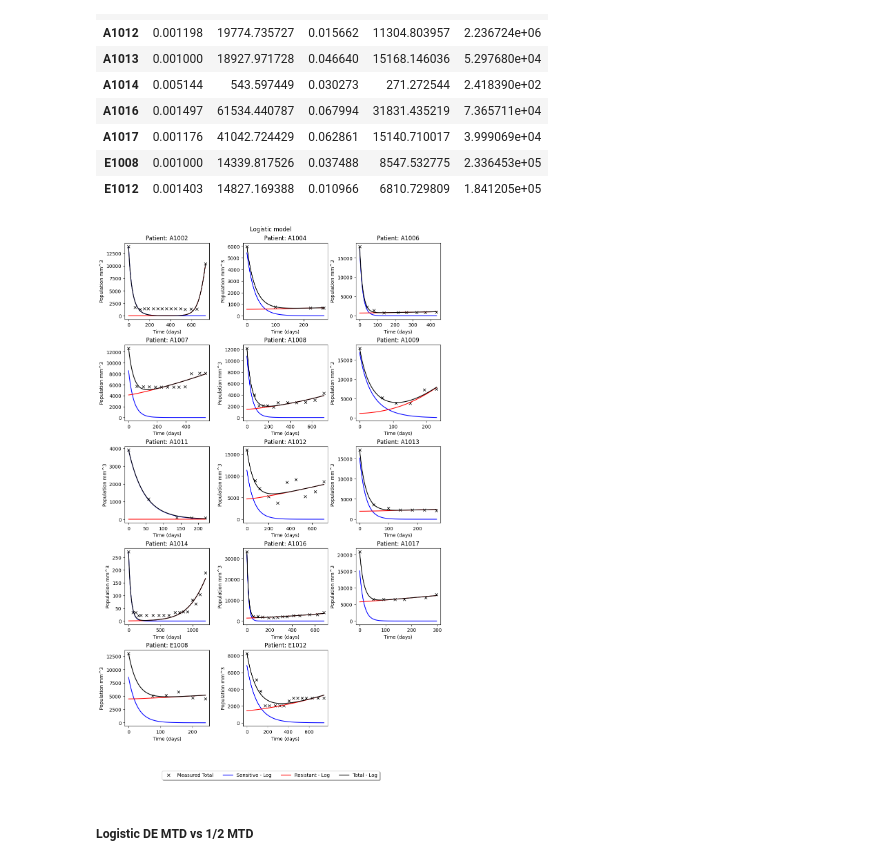
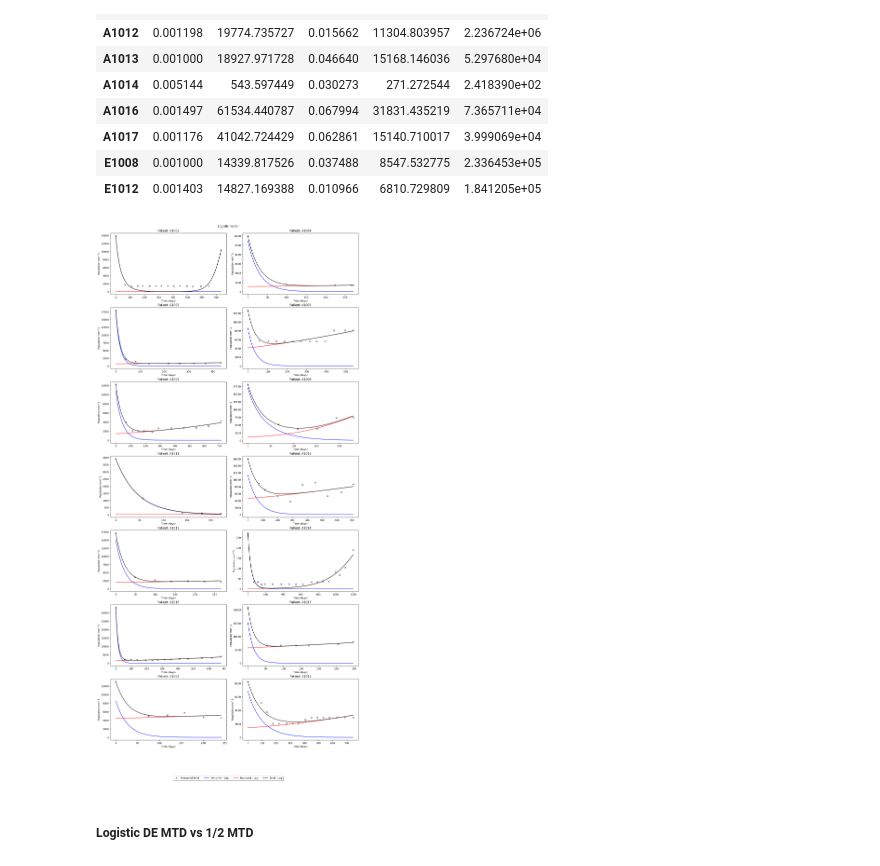
Before and after one commit to hkailas/Erlotinib, a Jupyter notebook: Erlotinib_Logistic.ipynb, the cells around one changed output. Saved outputs shown, nothing was run; the diff lists cells and outputs as text; code cells hidden in the pictures.

```diff
--- a/Erlotinib_Logistic.ipynb
+++ b/Erlotinib_Logistic.ipynb
@@ -128,9 +128,9 @@ df_log
 # %%
 # setting up subplots
 n = len(unique_IDs)
-ncols = 3
+ncols = 2
 nrows = np.ceil(n / ncols).astype(int)
-fig, axs = plt.subplots(nrows, ncols, figsize=(10, 15), constrained_layout=True)
+fig, axs = plt.subplots(nrows, ncols, figsize=(15, 30), constrained_layout=True)
 
 # fitting data
 for index, id in enumerate(unique_IDs, start=0):
@@ -144,34 +144,34 @@ for index, id in enumerate(unique_IDs, start=0):
 
     pred_data_log = solve_ivp(system_ode_logistic, [0,days[-1]],
                             init_populations_log, dense_output=True,
                             args = tuple([optimal_params_log[:3]]))
     sum_pops_log = np.sum(pred_data_log.sol(tspan), axis=0)
 
 #plotting
     ax = axs.flatten()[(index)%len(unique_IDs)]
 
     ax.plot(days, data, 'kx', label='Measured Total') # plot data points
     ax.plot(tspan, pred_data_log.sol(tspan)[0], 'b-', label='Sensitive - Log') # plot logistic model
     ax.plot(tspan, pred_data_log.sol(tspan)[1], 'r-', label='Resistant - Log')
     ax.plot(tspan, sum_pops_log, 'k-', label='Total - Log')
     ax.set_xlabel('Time (days)')
     ax.set_ylabel('Population mm^3')
     ax.set_title(f'Patient: {id}')
 
 for i in range(index+1, nrows*ncols):
     axs.flatten()[i].axis('off') #hide empty subplots
 
 legend_elements = [Line2D([0], [0], marker='x', color='k', label='Measured Total', linestyle='None'),
                    Line2D([0], [0], color='b', label='Sensitive - Log'),
                    Line2D([0], [0], color='r', label='Resistant - Log'),
                    Line2D([0], [0], color='k', linestyle= '-' ,label='Total - Log'),]
 
 fig.legend(handles=legend_elements, loc='upper center', bbox_to_anchor=(0.5, -0.05),
 fancybox=True, shadow=True, ncol=7)
 fig.suptitle('Logistic model')
 plt.show()
 # %% [output]
-[figure, old version]
+[figure, new version]
 # %% [markdown]
 ##### Logistic DE MTD vs 1/2 MTD
 # %%
```
Also changed, not shown: parts of 7 cells of this notebook, 2 other files.
